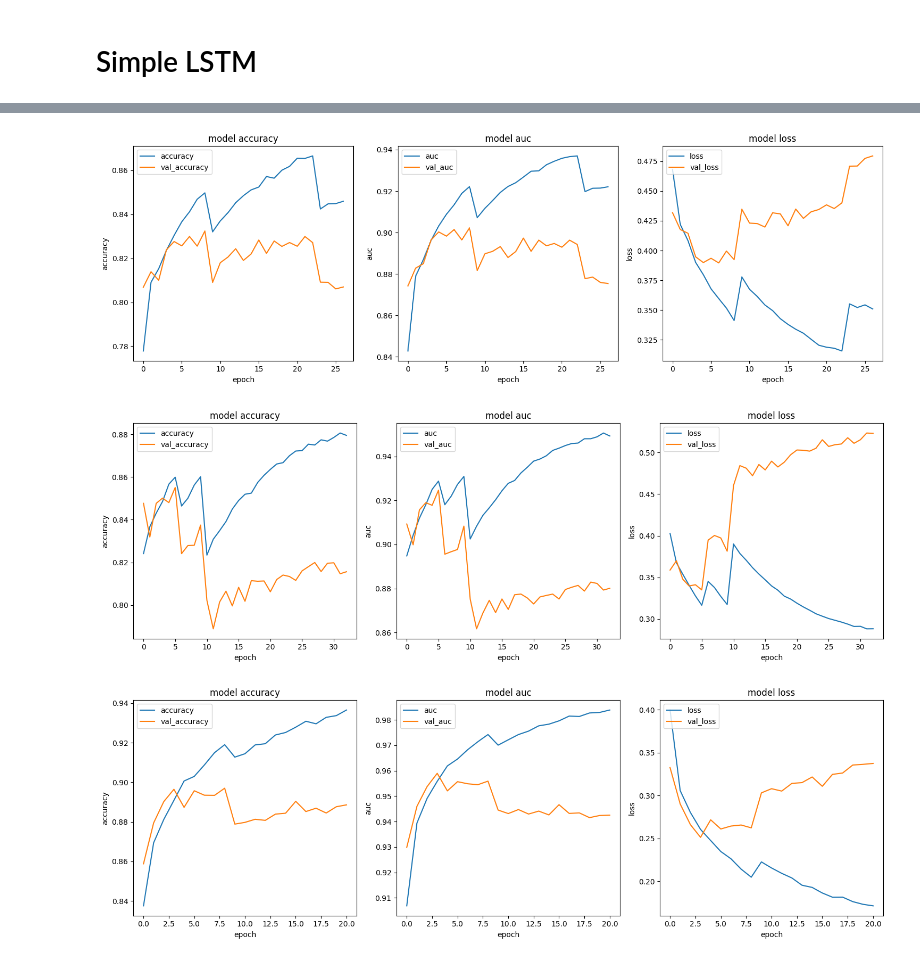
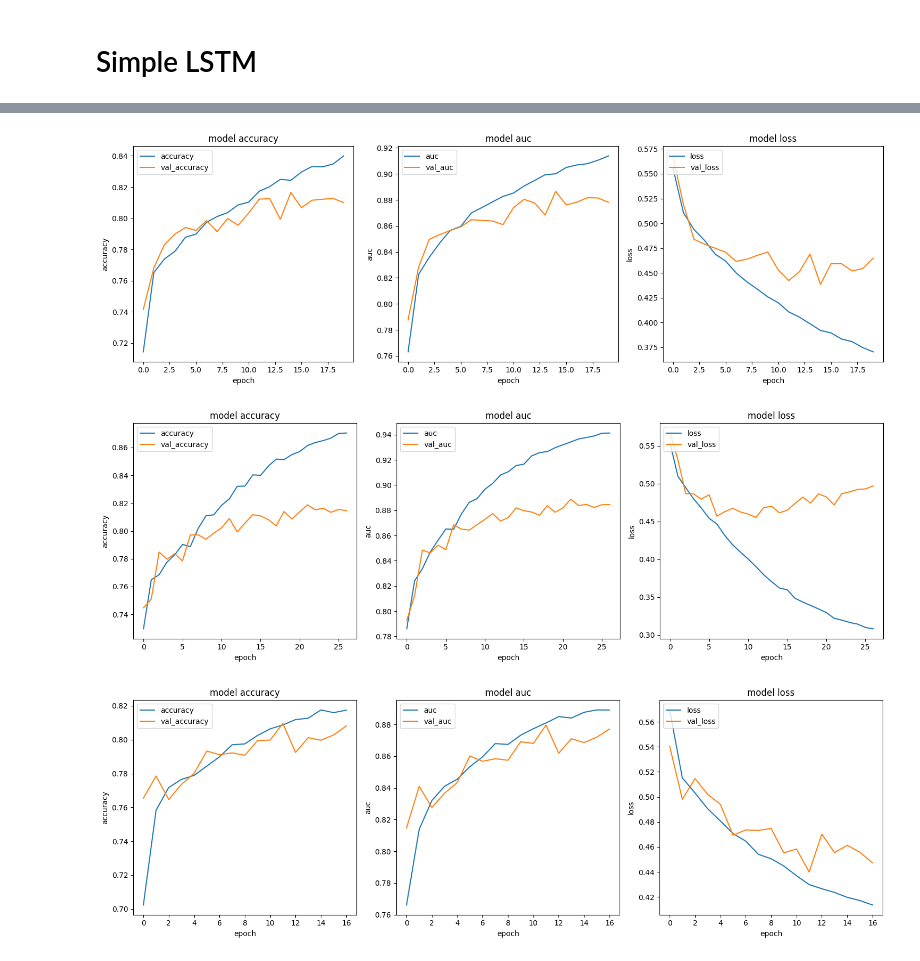
Before and after one commit to 23233408/CAPSTONE, a Jupyter notebook: Kha Huynh/FineTune_modelStructure_LSTM1.ipynb, the cells around one changed output, grey strips where cells are left out. Cells and saved outputs as stored; diff of their text form; code cells hidden in the pictures.

```diff
--- a/Kha Huynh/FineTune_modelStructure_LSTM1.ipynb
+++ b/Kha Huynh/FineTune_modelStructure_LSTM1.ipynb
@@ -96,9 +89,11 @@ scaler = StandardScaler()
 
 x_train = scaler.fit_transform(x_train) #scale X
 x_test = scaler.transform(x_test)
+x_val = scaler.transform(x_val)
 
 x_train = np.column_stack((x_train, train_gendernum)) #merge the columns doesn't need to scale back to X
 x_test = np.column_stack((x_test, test_gendernum))
+x_val = np.column_stack((x_val, val_gendernum))
 # %%
 def ts_to_secs(X, X_count, Y):
     secs_data = tf.RaggedTensor.from_row_lengths(X, X_count)
@@ -108,20 +103,23 @@ def ts_to_secs(X, X_count, Y):
     # act_secs_labels = Y.values
     # act_secs_labels = np.array(act_secs_labels)
     act_secs_labels = to_categorical(Y)
-    return secs_data, act_secs_labels, mask
+    return secs_data, act_secs_labels
 # %%
 def data_preparation():
-  train_data, act_train, mask_train = ts_to_secs(x_train, x_train_count, y_train_df)
-  test_data, act_test, mask_test = ts_to_secs(x_test, x_test_count, y_test_df)
+  train_data, act_train = ts_to_secs(x_train, x_train_count, y_train_df)
+  test_data, act_test = ts_to_secs(x_test, x_test_count, y_test_df)
+  val_data, act_val = ts_to_secs(x_val, x_val_count, y_val_df)
 
   # Here we add an extra dimension to the datasets just to be ready for using with Convolution2D
   print("[INFO] -- Shape of Training Sections:")
   print(train_data.bounding_shape())
   print("[INFO] -- Shape of Test Sections:")
   print(test_data.bounding_shape())
+  print("[INFO] -- Shape of Validation Sections:")
+  print(val_data.bounding_shape())
 
-  return train_data, act_train, test_data, act_test
+  return train_data, act_train, test_data, act_test, val_data, act_val
 # %%
-x_train, y_train, x_test, y_test = data_preparation()
+x_train, y_train, x_test, y_test, x_val, y_val = data_preparation()
 # %% [output]
 [INFO] -- Shape of Training Sections:
@@ -460,40 +272,40 @@ mean_history = me.cal_model_mean(m_hist, k, chart_types)
 # %%
 import matplotlib.pyplot as plt
 
-for i, _ in enumerate(mean_history):
+for i, _ in enumerate(m_hist):
   # Create a figure with two subplots side by side
   fig, (plt1, plt2, plt3) = plt.subplots(1, 3, figsize=(15, 5))
 
   # plt.plot(m.history['loss'])
-  plt1.plot(mean_history[i][0])
-  plt1.plot(mean_history[i][1])
+  plt1.plot(m_hist[i].history['accuracy'])
+  plt1.plot(m_hist[i].history['val_accuracy'])
   plt1.set_title('model accuracy')
   plt1.set_ylabel('accuracy')
   plt1.set_xlabel('epoch')
   plt1.legend(['accuracy', 'val_accuracy'], loc='upper left')
 
   # plt.plot(m.history['loss'])
-  plt2.plot(mean_history[i][2])
-  plt2.plot(mean_history[i][3])
+  plt2.plot(m_hist[i].history['auc'])
+  plt2.plot(m_hist[i].history['val_auc'])
   plt2.set_title('model auc')
   plt2.set_ylabel('auc')
   plt2.set_xlabel('epoch')
   plt2.legend(['auc', 'val_auc'], loc='upper left')
 
   # plt.plot(m.history['loss'])
-  plt3.plot(mean_history[i][4])
-  plt3.plot(mean_history[i][5])
+  plt3.plot(m_hist[i].history['loss'])
+  plt3.plot(m_hist[i].history['val_loss'])
   plt3.set_title('model loss')
   plt3.set_ylabel('loss')
   plt3.set_xlabel('epoch')
   plt3.legend(['loss', 'val_loss'], loc='upper left')
 
   plt.tight_layout()
   plt.show()
 # %% [output]
-[figure, old version]
+[figure, new version]
-[figure, old version]
+[figure, new version]
-[figure, old version]
+[figure, new version]
 # %%
 fig, (plt1, plt2, plt3) = plt.subplots(1, 3, figsize=(15, 5))
 plts = [plt1, plt2, plt3]
```
Also changed, not shown: parts of 10 cells of this notebook.
